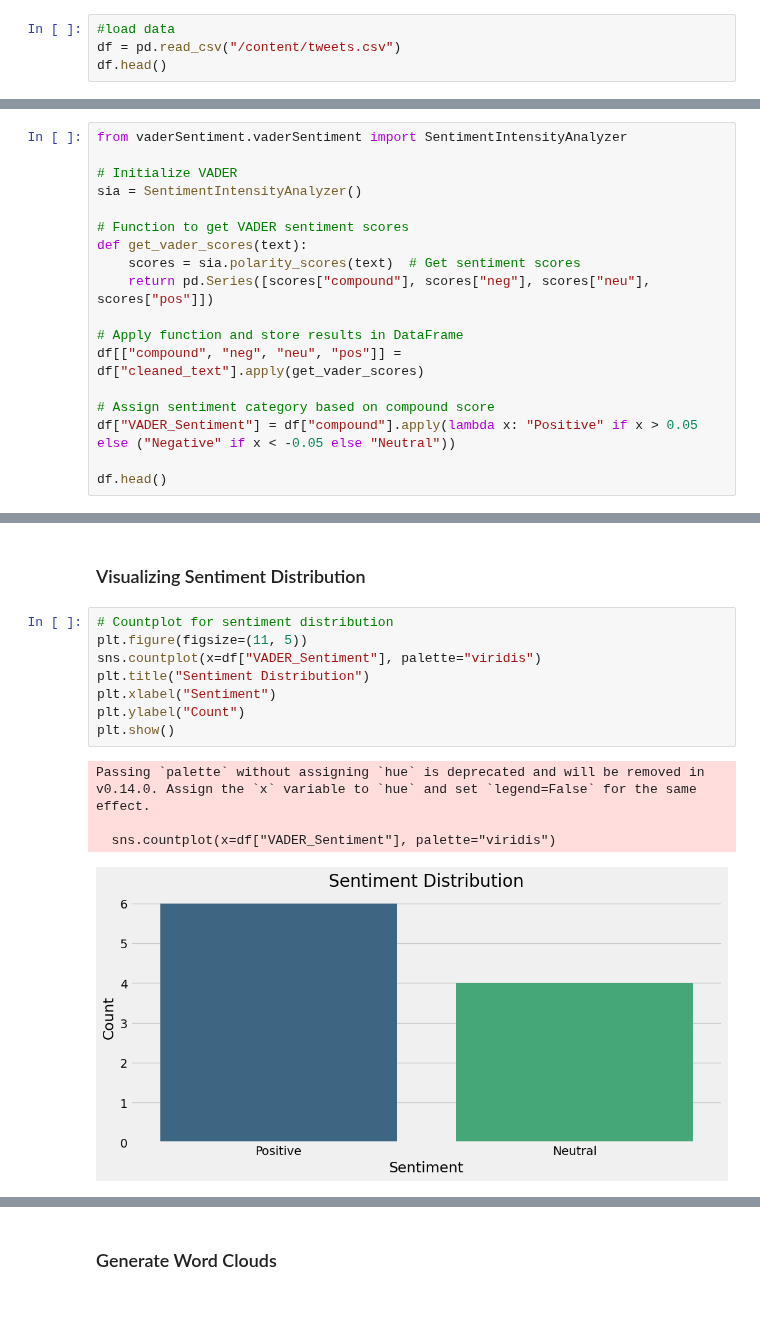
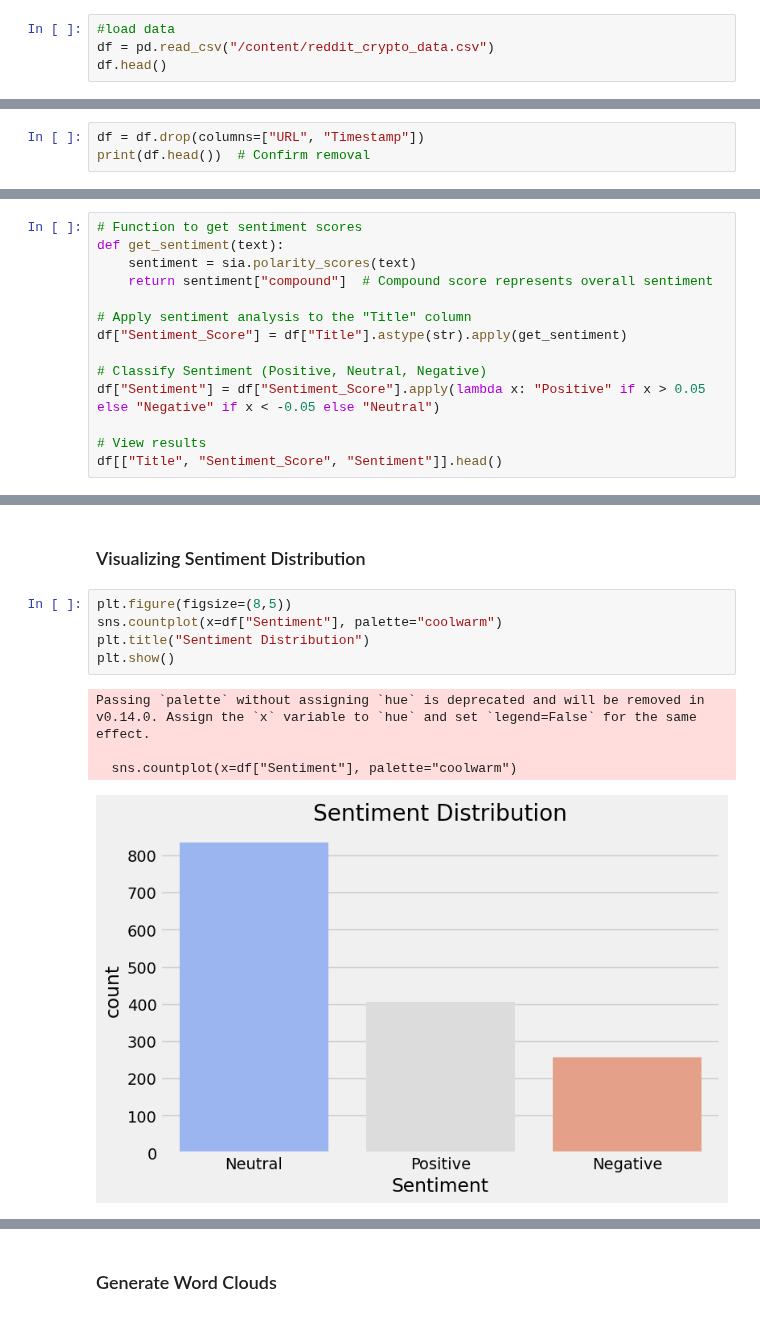
Before and after one commit to bonareri/Cryptocurrency-Price-Prediction-, a Jupyter notebook: sentiment_analysis.ipynb, the cells around one changed output, grey strips where cells are left out. Cells and saved outputs as stored; diff of their text form.

```diff
--- a/sentiment_analysis.ipynb
+++ b/sentiment_analysis.ipynb
@@ -125,5 +129,5 @@ Tweets saved successfully to tweets.csv
 # %%
 #load data
-df = pd.read_csv("/content/tweets.csv")
+df = pd.read_csv("/content/reddit_crypto_data.csv")
 df.head()
 # %% [output]
@@ -147,0 +156,3 @@ memory usage: 292.0+ bytes
+# %%
+df = df.drop(columns=["URL", "Timestamp"])
+print(df.head())  # Confirm removal
@@ -201,21 +239,17 @@ sia = SentimentIntensityAnalyzer()
 [nltk_data] Downloading package vader_lexicon to /root/nltk_data...
 [nltk_data]   Package vader_lexicon is already up-to-date!
 # %%
-from vaderSentiment.vaderSentiment import SentimentIntensityAnalyzer
+# Function to get sentiment scores
+def get_sentiment(text):
+    sentiment = sia.polarity_scores(text)
+    return sentiment["compound"]  # Compound score represents overall sentiment
 
-# Initialize VADER
-sia = SentimentIntensityAnalyzer()
+# Apply sentiment analysis to the "Title" column
+df["Sentiment_Score"] = df["Title"].astype(str).apply(get_sentiment)
 
-# Function to get VADER sentiment scores
-def get_vader_scores(text):
-    scores = sia.polarity_scores(text)  # Get sentiment scores
-    return pd.Series([scores["compound"], scores["neg"], scores["neu"], scores["pos"]])
+# Classify Sentiment (Positive, Neutral, Negative)
+df["Sentiment"] = df["Sentiment_Score"].apply(lambda x: "Positive" if x > 0.05 else "Negative" if x < -0.05 else "Neutral")
 
-# Apply function and store results in DataFrame
-df[["compound", "neg", "neu", "pos"]] = df["cleaned_text"].apply(get_vader_scores)
-
-# Assign sentiment category based on compound score
-df["VADER_Sentiment"] = df["compound"].apply(lambda x: "Positive" if x > 0.05 else ("Negative" if x < -0.05 else "Neutral"))
-
-df.head()
+# View results
+df[["Title", "Sentiment_Score", "Sentiment"]].head()
 # %% [output]
@@ -228,15 +262,12 @@ df.head()
 # %% [markdown]
 ### Visualizing Sentiment Distribution
 # %%
-# Countplot for sentiment distribution
-plt.figure(figsize=(11, 5))
-sns.countplot(x=df["VADER_Sentiment"], palette="viridis")
+plt.figure(figsize=(8,5))
+sns.countplot(x=df["Sentiment"], palette="coolwarm")
 plt.title("Sentiment Distribution")
-plt.xlabel("Sentiment")
-plt.ylabel("Count")
 plt.show()
 # %% [output]
 Passing `palette` without assigning `hue` is deprecated and will be removed in v0.14.0. Assign the `x` variable to `hue` and set `legend=False` for the same effect.
 
-  sns.countplot(x=df["VADER_Sentiment"], palette="viridis")
+  sns.countplot(x=df["Sentiment"], palette="coolwarm")
-[figure, old version]
+[figure, new version]
```
Also changed, not shown: parts of 33 cells of this notebook.
